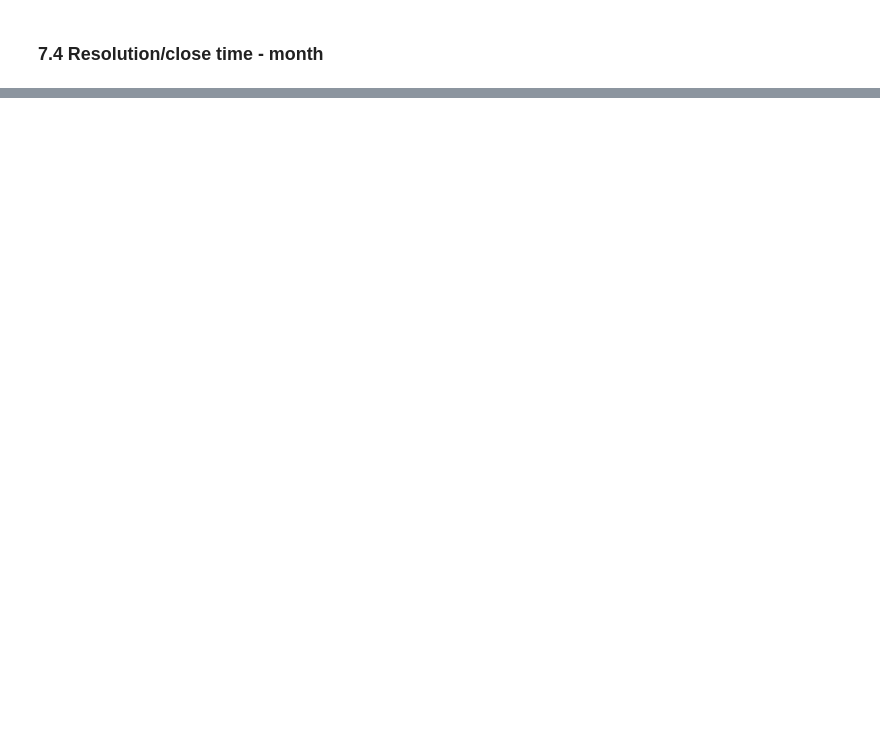
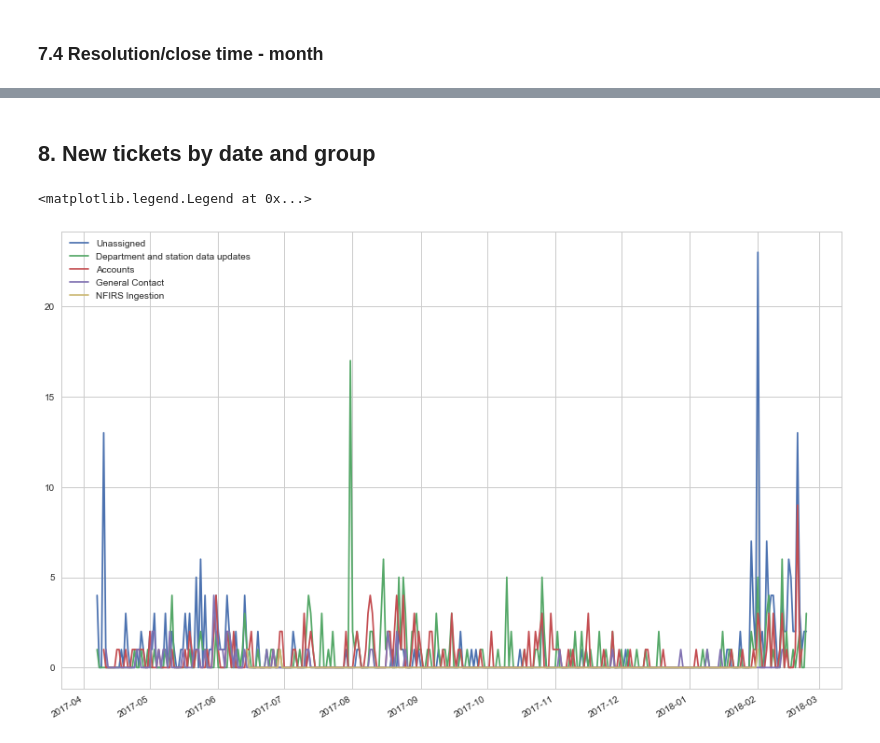
Before and after one commit to JorgeMartinezG/firecares-stats, a Jupyter notebook: Tickets analysis.ipynb, the cells around one changed output, grey strips where cells are left out. Drawn from its saved outputs; the diff is of its cells as text; code cells hidden in the pictures; blank space fills up the shorter version.

Commit message:
Included tickets creation for each date and group

```diff
--- a/Tickets analysis.ipynb
+++ b/Tickets analysis.ipynb
@@ -290,0 +292,32 @@ deltas_resolution_month
+# %% [markdown]
+## 8. New tickets by date and group
+# %%
+months = mdates.MonthLocator()  # every month
+days = mdates.DayLocator() # every day
+yearsFmt = mdates.DateFormatter('%Y-%m')
+
+df_date = df.copy()
+groups = df_date['assigned_group'].unique()
+
+fig, ax = plt.subplots(figsize=(15, 10))
+# format the ticks
+ax.xaxis.set_major_locator(months)
+ax.xaxis.set_major_formatter(yearsFmt)
+ax.xaxis.set_minor_locator(days)
+
+for group in groups:
+    df_assigned = df_date.loc[(df_date['assigned_group'] == group)]
+    df_group_date = df_assigned.set_index('created_at').groupby([pd.TimeGrouper('D')])\
+                           .size().reset_index(name='count')
+    df_group_date['created_at'] = df_group_date['created_at'].dt.date
+    data = df_group_date.as_matrix()
+    ax.plot(data[:, 0], data[:, 1])
+
+ax.format_xdata = mdates.DateFormatter('%Y-%m-%d')
+ax.grid(True)
+
+fig.autofmt_xdate()
+ax.legend(groups)
+# %% [output]
+<matplotlib.legend.Legend at 0x...>
+[figure, added]
```
Also changed, not shown: parts of 15 cells of this notebook.
